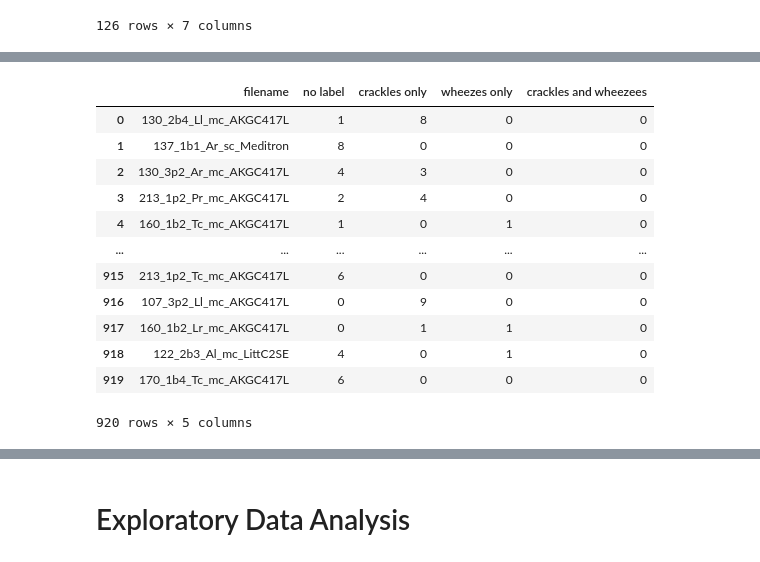
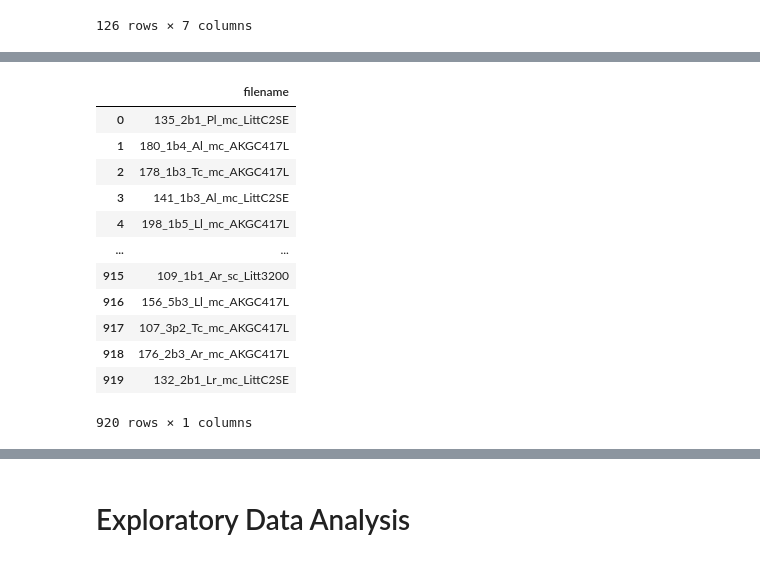
Before and after one commit to DaffRazan/Lunion, a Jupyter notebook: Machine Learning/Deep Learning pendeteksi penyakit paru.ipynb, the cells around one changed output, grey strips where cells are left out. Cells and saved outputs as stored; diff of their text form; code cells hidden in the pictures.

```diff
--- a/Machine Learning/Deep Learning pendeteksi penyakit paru.ipynb
+++ b/Machine Learning/Deep Learning pendeteksi penyakit paru.ipynb
@@ -153,19 +152,19 @@ for f in filenames:
     both_sym_list.append(both_sym)
     filename_list.append(f)
 # %%
-file_label_df = pd.DataFrame(data = {'filename':filename_list, 'no label':no_label_list, 'crackles only':crack_list, 'wheezes only':wheeze_list, 'crackles and wheezees':both_sym_list})
+file_label_df = pd.DataFrame(data = {'filename':filename_list})
 file_label_df
 # %% [output]
-|  | filename | no label | crackles only | wheezes only | crackles and wheezees |
-| 0 | 130_2b4_Ll_mc_AKGC417L | 1 | 8 | 0 | 0 |
-| 1 | 137_1b1_Ar_sc_Meditron | 8 | 0 | 0 | 0 |
-| 2 | 130_3p2_Ar_mc_AKGC417L | 4 | 3 | 0 | 0 |
-| 3 | 213_1p2_Pr_mc_AKGC417L | 2 | 4 | 0 | 0 |
-| 4 | 160_1b2_Tc_mc_AKGC417L | 1 | 0 | 1 | 0 |
-| ... | ... | ... | ... | ... | ... |
-| 915 | 213_1p2_Tc_mc_AKGC417L | 6 | 0 | 0 | 0 |
-| 916 | 107_3p2_Ll_mc_AKGC417L | 0 | 9 | 0 | 0 |
-| 917 | 160_1b2_Lr_mc_AKGC417L | 0 | 1 | 1 | 0 |
-| 918 | 122_2b3_Al_mc_LittC2SE | 4 | 0 | 1 | 0 |
-| 919 | 170_1b4_Tc_mc_AKGC417L | 6 | 0 | 0 | 0 |
+|  | filename |
+| 0 | 135_2b1_Pl_mc_LittC2SE |
+| 1 | 180_1b4_Al_mc_AKGC417L |
+| 2 | 178_1b3_Tc_mc_AKGC417L |
+| 3 | 141_1b3_Al_mc_LittC2SE |
+| 4 | 198_1b5_Ll_mc_AKGC417L |
+| ... | ... |
+| 915 | 109_1b1_Ar_sc_Litt3200 |
+| 916 | 156_5b3_Ll_mc_AKGC417L |
+| 917 | 107_3p2_Tc_mc_AKGC417L |
+| 918 | 176_2b3_Ar_mc_AKGC417L |
+| 919 | 132_2b1_Lr_mc_LittC2SE |
-920 rows × 5 columns
+920 rows × 1 columns
```
Also changed, not shown: parts of 51 cells of this notebook.
